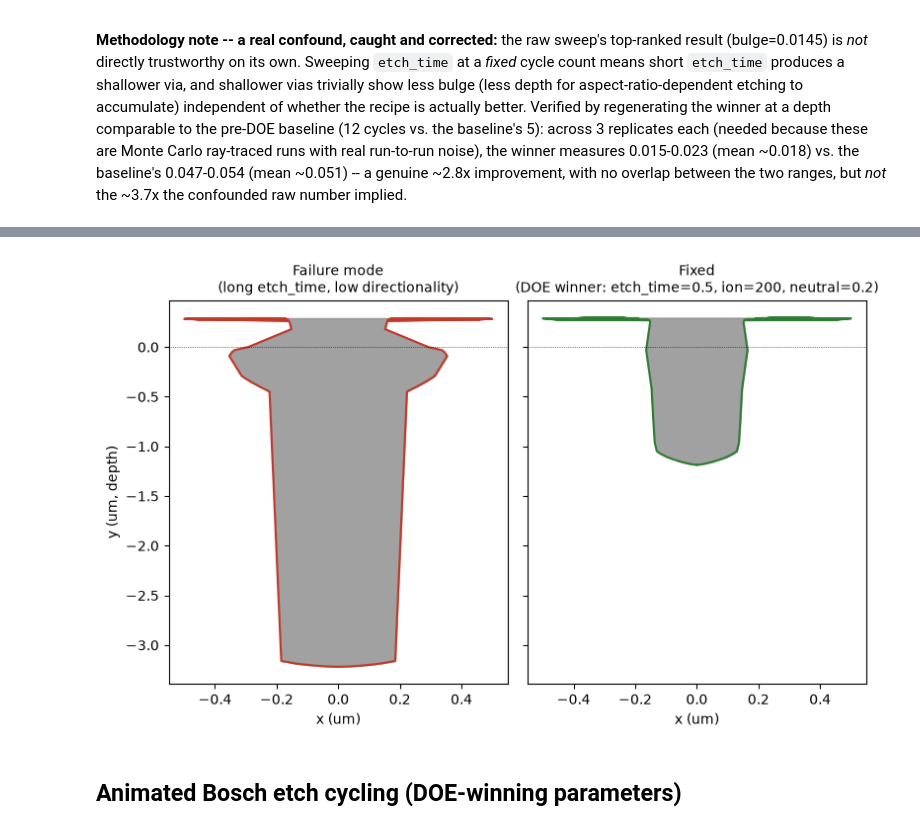
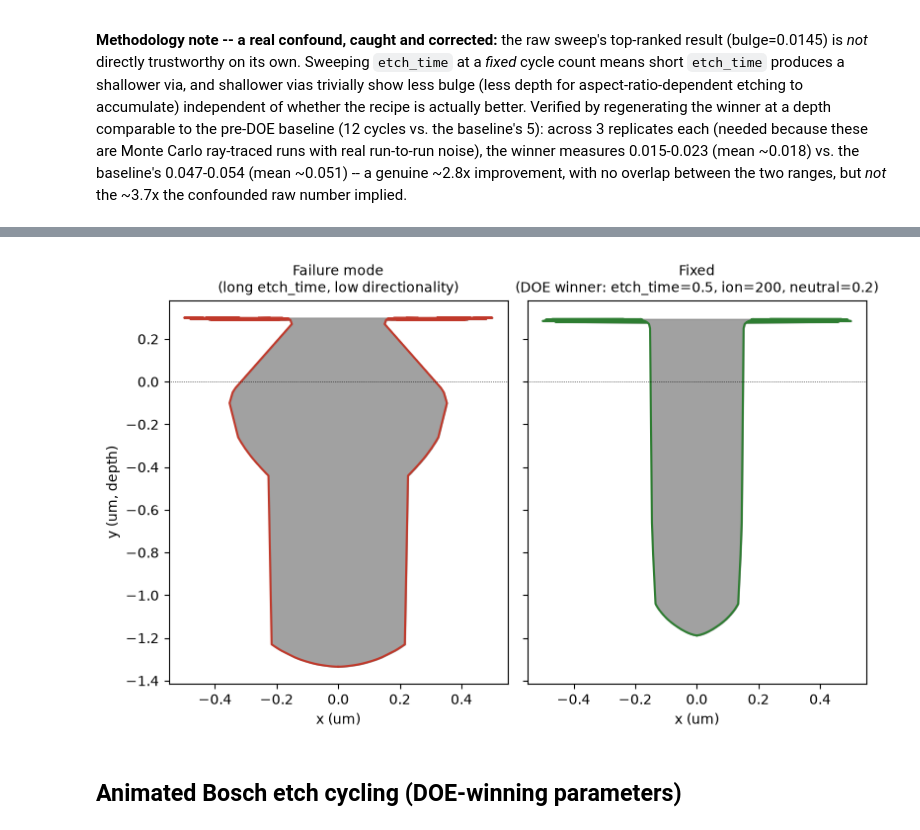
Before and after one commit to haomingkoo/ViennaPS-HBM, a Jupyter notebook: tsv_traveler.ipynb, the cells around one changed output, grey strips where cells are left out. Cells and saved outputs as stored; diff of their text form; code cells hidden in the pictures.

```diff
--- a/tsv_traveler.ipynb
+++ b/tsv_traveler.ipynb
@@ -147,31 +154,33 @@ improvement: 3.4x
 # %%
+BAD_CYCLES = 3  # depth-matched to PRODUCTION_CYCLES at etch_time=0.5 -- NOT
+                 # the same cycle count, see the note above for why
 geo_bad = tp.make_initial_geometry(radius=0.15)
-geo_bad, depth_bad = tp.bosch_etch(geo_bad, num_cycles=PRODUCTION_CYCLES,
+geo_bad, depth_bad = tp.bosch_etch(geo_bad, num_cycles=BAD_CYCLES,
                                     ion_source_exponent=50, neutral_sticking_probability=0.02,
                                     etch_time=2.0, deposition_thickness=0.04)
 pts_bad = tp.trim_for_display(tp.profile_points(geo_bad), 0.31)
 
 geo_good = tp.make_initial_geometry(radius=0.15)
 geo_good, depth_good = tp.bosch_etch(geo_good, num_cycles=PRODUCTION_CYCLES, **ETCH)
 pts_good = tp.trim_for_display(tp.profile_points(geo_good), 0.31)
 
 fig, axes = plt.subplots(1, 2, figsize=(8, 5), sharey=True)
 for ax, pts, depth, title, color in [
     (axes[0], pts_bad, depth_bad, "Failure mode\n(long etch_time, low directionality)", "#c0392b"),
     (axes[1], pts_good, depth_good, "Fixed\n(DOE winner: etch_time=0.5, ion=200, neutral=0.2)", "#2e7d32"),
 ]:
     ax.fill_betweenx(pts[:, 1], -pts[:, 0], pts[:, 0], color=MATERIAL_COLOR["Si"], alpha=0.8)
     ax.plot(pts[:, 0], pts[:, 1], color=color, lw=1.5)
     ax.plot(-pts[:, 0], pts[:, 1], color=color, lw=1.5)
     ax.axhline(0, color="k", lw=0.5, ls=":")
     ax.set_title(title, fontsize=10)
     ax.set_xlabel("x (um)")
 axes[0].set_ylabel("y (um, depth)")
 plt.tight_layout()
 plt.savefig("fig_etch_failure_vs_fix.png", dpi=130)
 plt.show()
 # %% [output]
-[figure, old version]
+[figure, new version]
 # %% [markdown]
 ## Animated Bosch etch cycling (DOE-winning parameters)
 # %%
```
Also changed, not shown: parts of 16 cells of this notebook, 20 other files.
